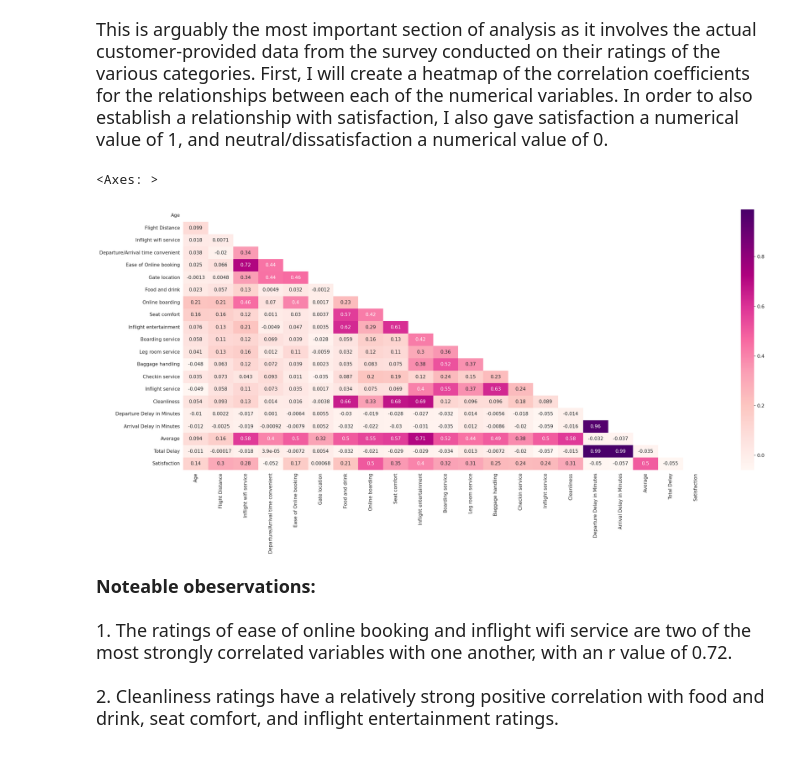
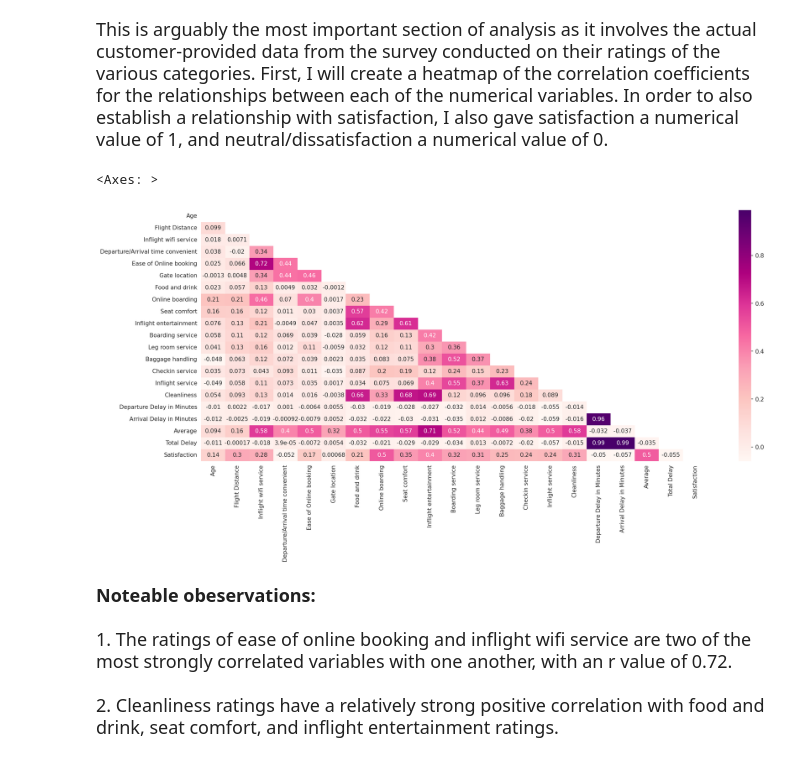
Before and after one commit to ananyadevraj/Project-1, a Jupyter notebook: EDA-Airline-Passenger-Satisfaction.ipynb, the cells around one changed output. Cells and saved outputs as stored; diff of their text form; code cells hidden in the pictures.

```diff
--- a/EDA-Airline-Passenger-Satisfaction.ipynb
+++ b/EDA-Airline-Passenger-Satisfaction.ipynb
@@ -352,15 +356,15 @@ The R squared value is 0.001203487501662795
 # %%
 #Making a Dataframe with only the numerical columns in order to draw the heatmap. Also replacing The satisfaction column Satisfied and Neutral or Dissatisfied with 1 and 0 correspondingly.'''
 heatmap_df=df.copy()
 heatmap_df['Satisfaction']=heatmap_df['satisfaction'].map({'satisfied': 1, 'neutral or dissatisfied': 0})
 
 
-plt.figure(figsize=(25,10),dpi=150)
+plt.figure(figsize=(20,8),dpi=150)
 
 sns.heatmap(heatmap_df._get_numeric_data().corr(),annot=True,cmap='RdPu',mask=np.triu(heatmap_df._get_numeric_data().corr()))
 # %% [output]
 <Axes: >
-[figure, old version]
+[figure, new version]
 # %% [markdown]
 <p style='font-family:Times New Roman;font-size:18px'><strong>Noteable obeservations:</strong>
 <br><br> 1. The ratings of ease of online booking and inflight wifi service are two of the most strongly correlated variables with one another, with an r value of 0.72.
```
Also changed, not shown: parts of 27 cells of this notebook.
